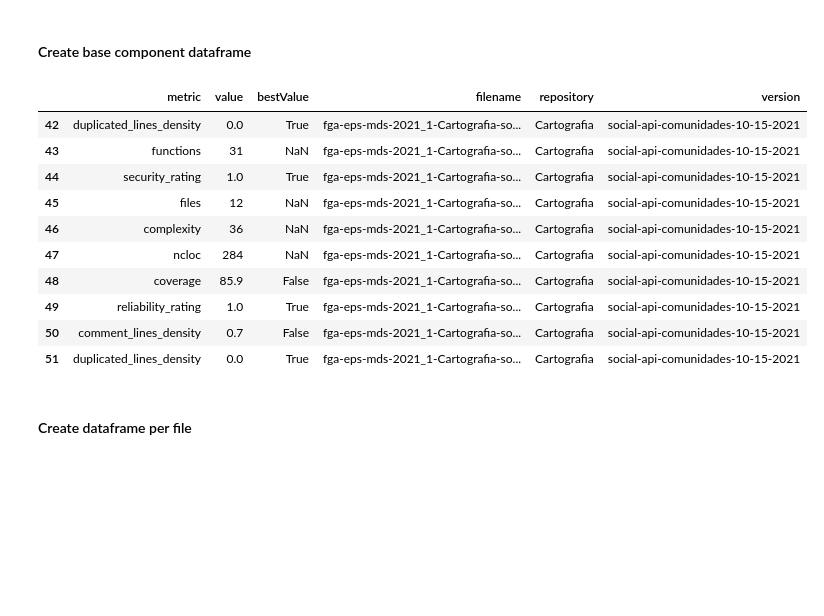
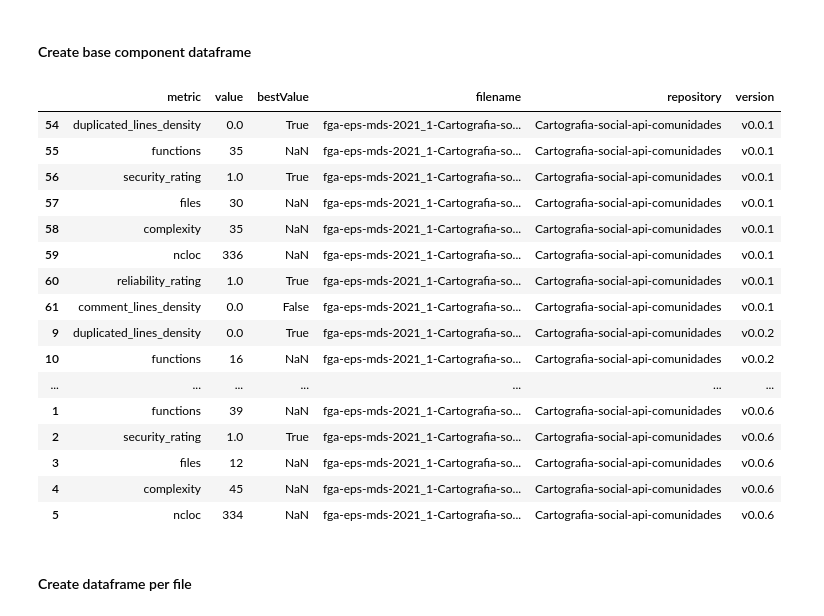
Before and after one commit to fga-eps-mds/2021.1-Cartografia-social-docs, a Jupyter notebook: analytics-raw-data/analytics1.ipynb, the cells around one changed output. Cells and saved outputs as stored; diff of their text form; code cells hidden in the pictures; blank space fills up the shorter version.

Commit message:
[#95] chore - fix dataframes

```diff
--- a/analytics-raw-data/analytics1.ipynb
+++ b/analytics-raw-data/analytics1.ipynb
@@ -83,7 +78,7 @@ repos_language
 # %% [markdown]
 ##### Path to the folder with all your jsons
 # %%
-jsons = glob('**/*.json') # add the path here
+jsons = glob('2021.1-Cartografia-social-api-comunidades/*.json') # add the path here
 # %%
 def read_json(json_path):
 
@@ -108,11 +103,11 @@ def create_base_component_df(json_list):
 
         df = df.append(base_component_df, ignore_index=True)
 
-    aux_df = df['filename'].str.split(r"fga-eps-mds-2021_1-(.*?)-(.*?)_(.*?).json", expand=True)
+    aux_df = df['filename'].str.split(r"fga-eps-mds-2021_1-(.*?)_(.*?)_(.*?).json", expand=True)
 
     df['repository'] = aux_df[1]
 
-    df['version'] = aux_df[2]
+    df['version'] = aux_df[3]
 
     df = df.sort_values(by=['repository', 'version'])
 
@@ -124,17 +120,23 @@ base_component_df = create_base_component_df(jsons)
 # %%
-base_component_df.head(10)
+base_component_df.head(50)
 # %% [output]
 |  | metric | value | bestValue | filename | repository | version |
-| 42 | duplicated_lines_density | 0.0 | True | fga-eps-mds-2021_1-Cartografia-so... | Cartografia | social-api-comunidades-10-15-2021 |
-| 43 | functions | 31 | NaN | fga-eps-mds-2021_1-Cartografia-so... | Cartografia | social-api-comunidades-10-15-2021 |
-| 44 | security_rating | 1.0 | True | fga-eps-mds-2021_1-Cartografia-so... | Cartografia | social-api-comunidades-10-15-2021 |
-| 45 | files | 12 | NaN | fga-eps-mds-2021_1-Cartografia-so... | Cartografia | social-api-comunidades-10-15-2021 |
-| 46 | complexity | 36 | NaN | fga-eps-mds-2021_1-Cartografia-so... | Cartografia | social-api-comunidades-10-15-2021 |
-| 47 | ncloc | 284 | NaN | fga-eps-mds-2021_1-Cartografia-so... | Cartografia | social-api-comunidades-10-15-2021 |
-| 48 | coverage | 85.9 | False | fga-eps-mds-2021_1-Cartografia-so... | Cartografia | social-api-comunidades-10-15-2021 |
-| 49 | reliability_rating | 1.0 | True | fga-eps-mds-2021_1-Cartografia-so... | Cartografia | social-api-comunidades-10-15-2021 |
-| 50 | comment_lines_density | 0.7 | False | fga-eps-mds-2021_1-Cartografia-so... | Cartografia | social-api-comunidades-10-15-2021 |
-| 51 | duplicated_lines_density | 0.0 | True | fga-eps-mds-2021_1-Cartografia-so... | Cartografia | social-api-comunidades-10-15-2021 |
+| 54 | duplicated_lines_density | 0.0 | True | fga-eps-mds-2021_1-Cartografia-so... | Cartografia-social-api-comunidades | v0.0.1 |
+| 55 | functions | 35 | NaN | fga-eps-mds-2021_1-Cartografia-so... | Cartografia-social-api-comunidades | v0.0.1 |
+| 56 | security_rating | 1.0 | True | fga-eps-mds-2021_1-Cartografia-so... | Cartografia-social-api-comunidades | v0.0.1 |
+| 57 | files | 30 | NaN | fga-eps-mds-2021_1-Cartografia-so... | Cartografia-social-api-comunidades | v0.0.1 |
+| 58 | complexity | 35 | NaN | fga-eps-mds-2021_1-Cartografia-so... | Cartografia-social-api-comunidades | v0.0.1 |
+| 59 | ncloc | 336 | NaN | fga-eps-mds-2021_1-Cartografia-so... | Cartografia-social-api-comunidades | v0.0.1 |
+| 60 | reliability_rating | 1.0 | True | fga-eps-mds-2021_1-Cartografia-so... | Cartografia-social-api-comunidades | v0.0.1 |
+| 61 | comment_lines_density | 0.0 | False | fga-eps-mds-2021_1-Cartografia-so... | Cartografia-social-api-comunidades | v0.0.1 |
+| 9 | duplicated_lines_density | 0.0 | True | fga-eps-mds-2021_1-Cartografia-so... | Cartografia-social-api-comunidades | v0.0.2 |
+| 10 | functions | 16 | NaN | fga-eps-mds-2021_1-Cartografia-so... | Cartografia-social-api-comunidades | v0.0.2 |
+| ... | ... | ... | ... | ... | ... | ... |
+| 1 | functions | 39 | NaN | fga-eps-mds-2021_1-Cartografia-so... | Cartografia-social-api-comunidades | v0.0.6 |
+| 2 | security_rating | 1.0 | True | fga-eps-mds-2021_1-Cartografia-so... | Cartografia-social-api-comunidades | v0.0.6 |
+| 3 | files | 12 | NaN | fga-eps-mds-2021_1-Cartografia-so... | Cartografia-social-api-comunidades | v0.0.6 |
+| 4 | complexity | 45 | NaN | fga-eps-mds-2021_1-Cartografia-so... | Cartografia-social-api-comunidades | v0.0.6 |
+| 5 | ncloc | 334 | NaN | fga-eps-mds-2021_1-Cartografia-so... | Cartografia-social-api-comunidades | v0.0.6 |
 # %% [markdown]
 #### Create dataframe per file
 # %%
```
Also changed, not shown: parts of 18 cells of this notebook, 10 other files.
